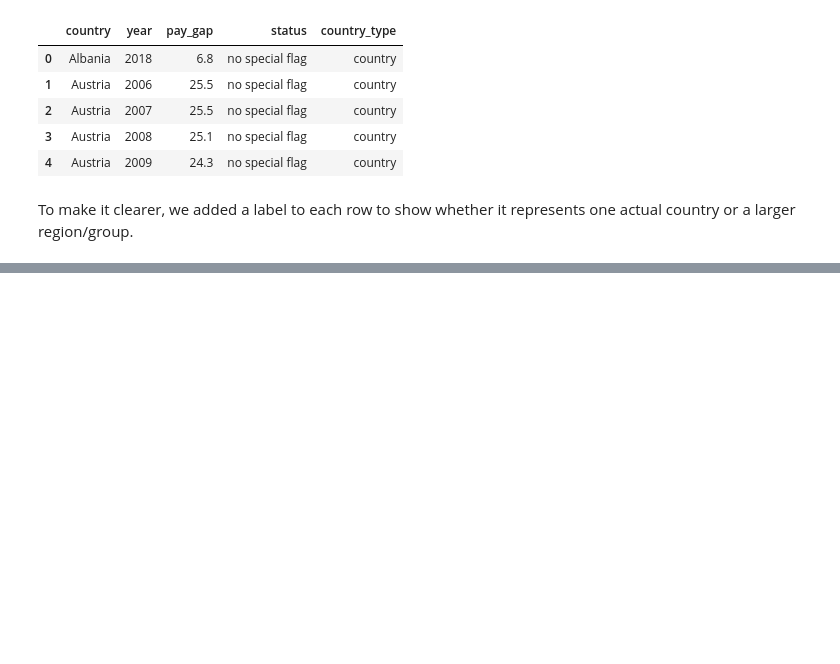
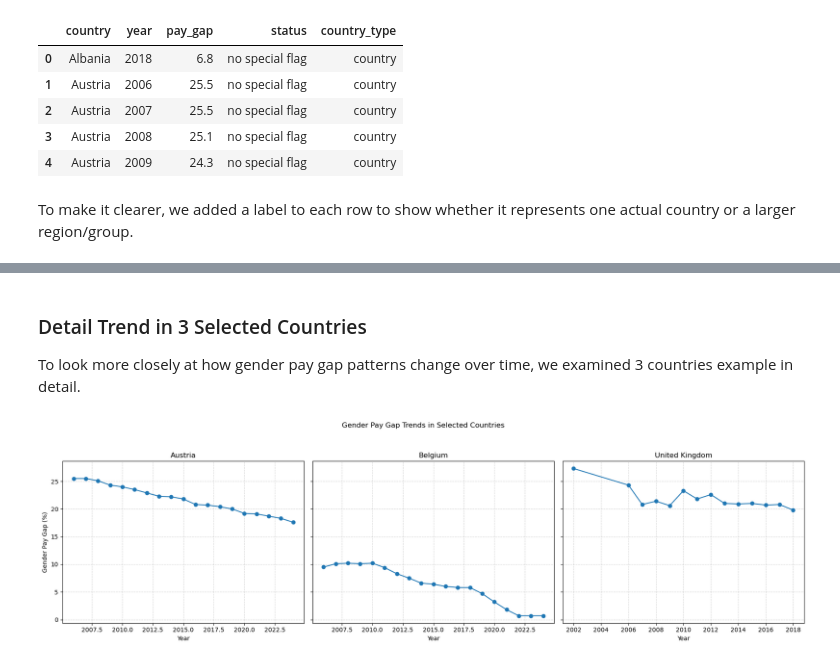
Before and after one commit to durgainnovative-sudo/Iffah_Durga_First-_Project, a Jupyter notebook: notebook/data_wrangling_iffah.ipynb, the cells around one changed output, grey strips where cells are left out. Cells and saved outputs as stored; diff of their text form; code cells hidden in the pictures; blank space fills up the shorter version.

```diff
--- a/notebook/data_wrangling_iffah.ipynb
+++ b/notebook/data_wrangling_iffah.ipynb
@@ -186,0 +325,22 @@ To make it clearer, we added a label to each row to show whether it represents o
+# %% [markdown]
+### Detail Trend in 3 Selected Countries
+
+To look more closely at how gender pay gap patterns change over time, we examined 3 countries example in detail.
+# %%
+selected_countries = ["Austria", "Belgium", "United Kingdom"]
+
+fig, axes = plt.subplots(1, 3, figsize=(18, 5), sharey=True)
+
+for ax, country in zip(axes, selected_countries):
+    country_data = df_json[df_json["country"] == country]
+    ax.plot(country_data["year"], country_data["pay_gap"], marker="o")
+    ax.set_title(country)
+    ax.set_xlabel("Year")
+    ax.grid(True, linestyle="--", alpha=0.5)
+
+axes[0].set_ylabel("Gender Pay Gap (%)")
+plt.suptitle("Gender Pay Gap Trends in Selected Countries", y=1.05)
+plt.tight_layout()
+plt.show()
+# %% [output]
+[figure, added]
```
Also changed, not shown: parts of 16 cells of this notebook.
